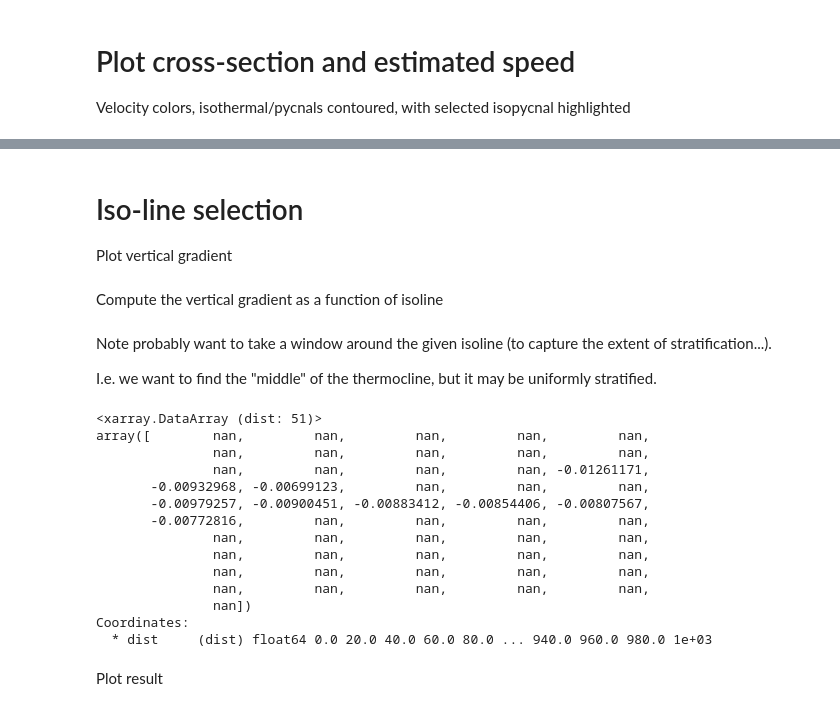
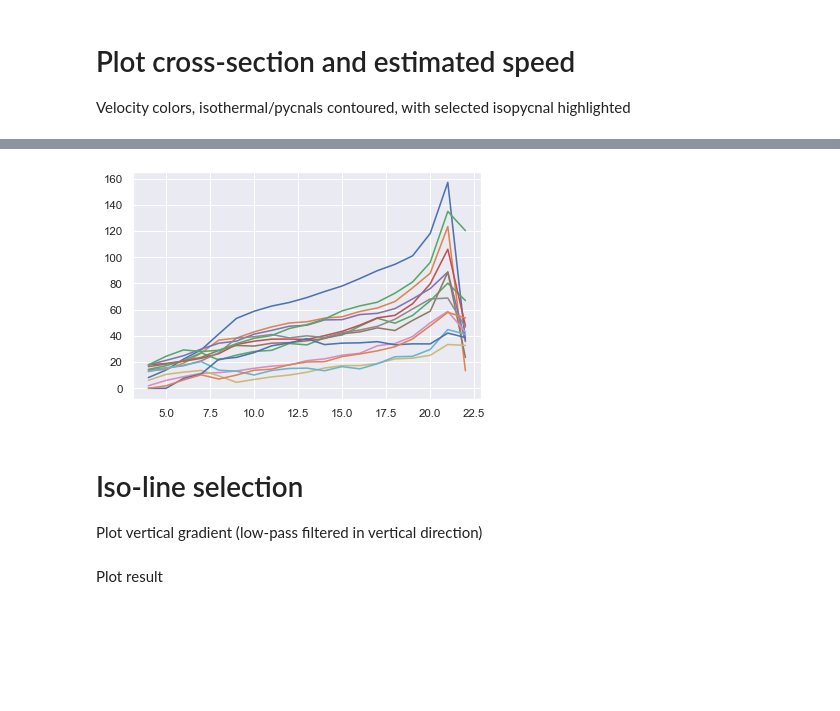
Before and after one commit to ktcarr/12.843, a Jupyter notebook: lab2/lab2_analysis.ipynb, the cells around one changed output, grey strips where cells are left out. Saved outputs shown, nothing was run; the diff lists cells and outputs as text; code cells hidden in the pictures; blank space fills up the shorter version.

```diff
--- a/lab2/lab2_analysis.ipynb
+++ b/lab2/lab2_analysis.ipynb
@@ -217,0 +354,3 @@ plt.show()
+# %%
+error_int = np.abs(errors_allyears.fillna(0)).integrate('dist') * 1000 # multiply by 1000 b/c of km unit
+error_sv  = error_int / 1e6
@@ -218,9 +399,9 @@ plt.show()
+# %%
+fig,ax = plt.subplots()
+for t in error_sv.time:
+    ax.plot(error_sv.sel(time=t).isoline[::-1], error_sv.sel(time=t).values)
+# %% [output]
+[figure, added]
 # %% [markdown]
 # Iso-line selection
-Plot vertical gradient
+Plot vertical gradient (low-pass filtered in vertical direction)
-# %% [markdown]
-Compute the vertical gradient as a function of isoline
-# %% [markdown]
-Note probably want to take a window around the given isoline (to capture the extent of stratification...).
-
-I.e. we want to find the "middle" of the thermocline, but it may be uniformly stratified.
@@ -266,23 +408,3 @@ def zip_args(name, iso_vals, delta):
-# %%
-data_ = data['rho'].isel(time=0)
-l = 25.0
-iso = get_iso(data_, x=l)
-get_mean_zgrad(data_, iso=iso, delta=25)
-# %% [output]
-<xarray.DataArray (dist: 51)>
-array([        nan,         nan,         nan,         nan,         nan,
-               nan,         nan,         nan,         nan,         nan,
-               nan,         nan,         nan,         nan, -0.01261171,
-       -0.00932968, -0.00699123,         nan,         nan,         nan,
-       -0.00979257, -0.00900451, -0.00883412, -0.00854406, -0.00807567,
-       -0.00772816,         nan,         nan,         nan,         nan,
-               nan,         nan,         nan,         nan,         nan,
-               nan,         nan,         nan,         nan,         nan,
-               nan,         nan,         nan,         nan,         nan,
-               nan,         nan,         nan,         nan,         nan,
-               nan])
-Coordinates:
-  * dist     (dist) float64 0.0 20.0 40.0 60.0 80.0 ... 940.0 960.0 980.0 1e+03
 # %%
 # arguments for experimental setup
 name  = 'rho'
```
Also changed, not shown: parts of 16 cells of this notebook.
